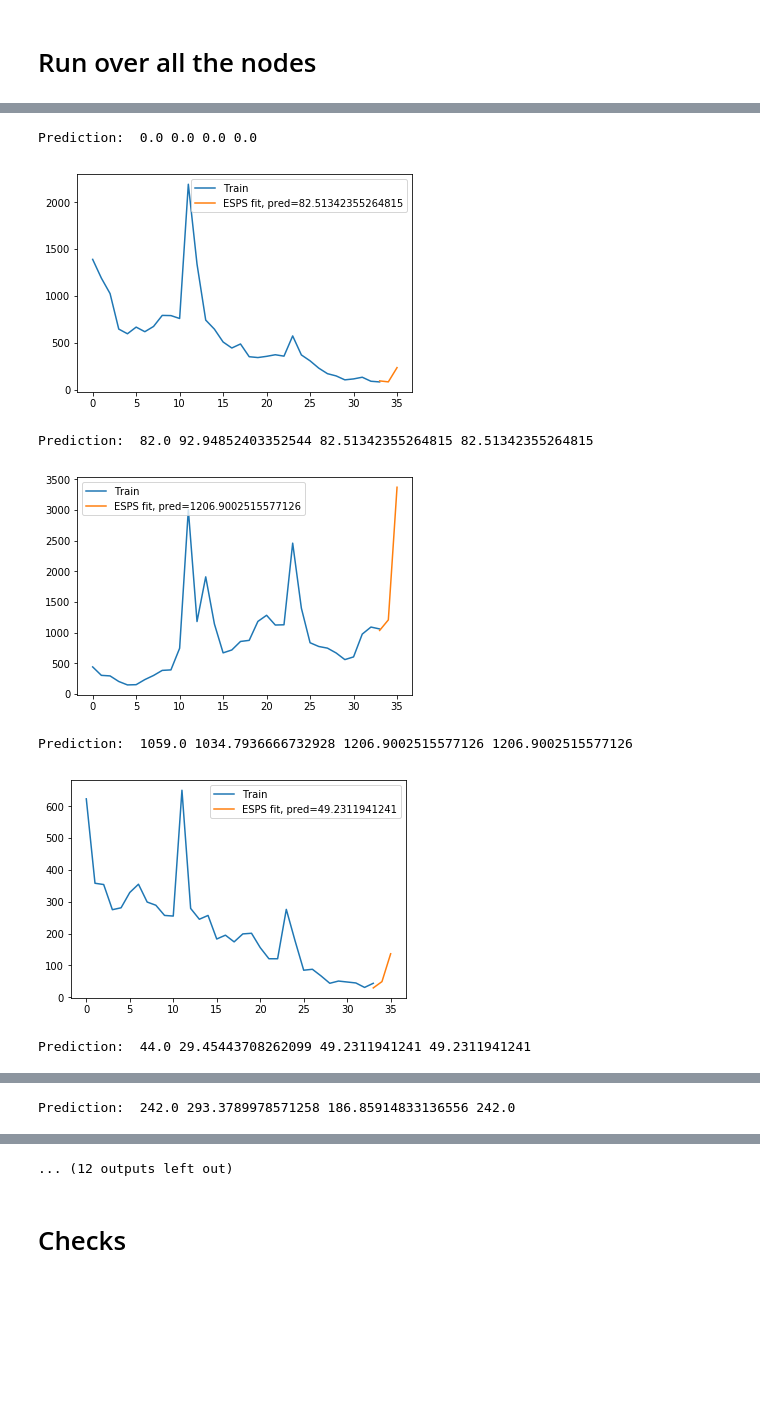
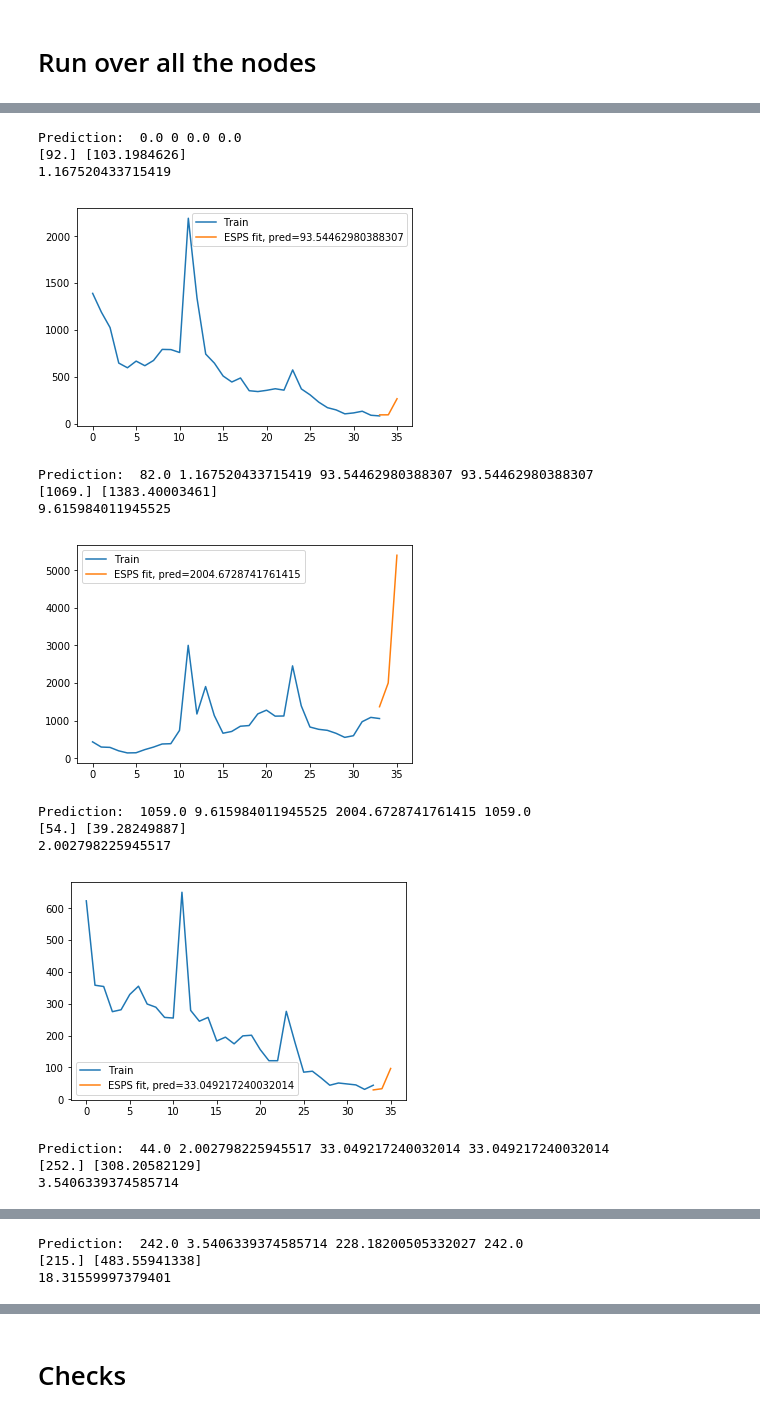
Before and after one commit to data-science-if-usp/kaggle, a Jupyter notebook: boris/Future_Sales_Notebooks/Category_HoltWintersMethod.ipynb, the cells around one changed output, grey strips where cells are left out. Drawn from its saved outputs; the diff is of its cells as text; code cells hidden in the pictures; blank space fills up the shorter version.

Commit message:
Seasonal plus Naive

```diff
--- a/boris/Future_Sales_Notebooks/Category_HoltWintersMethod.ipynb
+++ b/boris/Future_Sales_Notebooks/Category_HoltWintersMethod.ipynb
@@ -350,7 +349,14 @@ months_array[22]
 # %% [output]
 'Nov'
 # %%
-def Exponential_Smoothing_Plus_Seasonal_Prediction(df, k):
+def measure_rmse(actual, predicted):
+
+    rmse = np.average(abs(actual - predicted)**2/actual)
+
+    print(math.sqrt(rmse))
+    return math.sqrt(rmse)
+
+def Exponential_Smoothing_Plus_Seasonal_Prediction(df, k, ntest):
 
     #From Holt-Winters to Exponential Smoothing plus Seasonal Parameters
     #current results using full time series category predictions show good performance
@@ -361,15 +367,17 @@ def Exponential_Smoothing_Plus_Seasonal_Prediction(df, k):
     #we add 10 to every element of the array to prevent over populatio of 0s from the original data
     #later we have to substract 10 to recover the true values for plots and final return
 
-    train = df.iloc[:k, 0]+10
+    series = df.iloc[:k, 0]+10
+    train, test = df.iloc[:-ntest, 0]+10, np.array(df.iloc[-ntest:, 0]+10)
 
-    plt.plot(train.index, train-10, label='Train')
+    plt.plot(series.index, series-10, label='Train')
 
     pred = 10
     pred_33 = 10
     #avoid time-series with null sales in the previous month
 
-    if (train[k-1] > 10.0):
+
+    if (series[k-1] > 10.0):
 
         df.index.freq = 'MS'
 
@@ -384,15 +392,20 @@ def Exponential_Smoothing_Plus_Seasonal_Prediction(df, k):
 
         pred_series = model.predict(start=k-1, end=k+1)
 
+        pred_series_for_error = np.array(pred_series[:-2])
+
+        print(test, pred_series_for_error)
+
         pred = pred_series[k]
-        pred_33 = pred_series[k-1]
+
+        error = measure_rmse(test, pred_series_for_error)
 
         plt.plot(pred_series.index, pred_series-10, label='ESPS fit, pred=' + str(pred-10))
         plt.legend(loc='best')
 
     plt.show()
 
-    return pred-10, pred_33-10
+    return pred-10, error
 
 def last_two_equal_months_average(it_cat_ts, month_pred):
 
@@ -647,18 +660,17 @@ for node in tqdm_notebook(range(len(test_join_cat_sort_by_item_category))):
 
         next_month_prediction_cat = pred_naive
         pred_holt = pred_naive
-        pred_33 = pred_naive
-
+        error = 0
 
         if (pred_naive > 0):
-            pred_holt, pred_33 = Exponential_Smoothing_Plus_Seasonal_Prediction(it_cat_ts,34)
+            pred_holt, error = Exponential_Smoothing_Plus_Seasonal_Prediction(it_cat_ts,34,1)
 
-            sigma = abs((pred_naive - pred_33)/math.sqrt(pred_naive))
+            #sigma = abs((pred_naive - pred_33)/math.sqrt(pred_naive))
 
-            if (sigma < 3):
+            if (error < 3):
                 next_month_prediction_cat = pred_holt
 
-        print('Prediction: ', pred_naive, pred_33, pred_holt, next_month_prediction_cat)
+        print('Prediction: ', pred_naive, error, pred_holt, next_month_prediction_cat)
 
         #printing time series and prediction
 
@@ -700,36 +712,44 @@ for node in tqdm_notebook(range(len(test_join_cat_sort_by_item_category))):
         #status_output = "forecasting for "+ str(node) +"th node and took" + str(end_time-start_time) + "s"
 
         status_file = open('status_file_pred_by_cat_VI.txt','a')
 
         status_file.write("Node "+ str(node) +" took " + str(end_time-start_time) + " s with ")
         status_file.write("Prediction: "+ str(next_month_prediction_cat) + " x " + str(shop_item_prob) + " = "+  str(node_lstm_prediction) + "\n")
 
         status_file.close()
 
         #print()
         start_time=end_time
 
 
 #check df
 dfchecks = pd.DataFrame({"ID":list_of_nodes,"shop_item_cnt_month":list_of_node_predictions,
                          "category_cnt_month":list_of_cat_predictions,
                          "shop_prob":list_of_shop_prob,
                          "req_prods":list_of_req_prods, },
                           columns=["ID","shop_item_cnt_month","category_cnt_month","shop_prob","req_prods"])
 
 #submission file
 dfsubmission = pd.DataFrame({"ID":list_of_nodes,"item_cnt_month":list_of_node_predictions},
                             columns=["ID","item_cnt_month"])
 
 dfsubmission =dfsubmission.sort_values('ID')
 
 dfsubmission.to_csv('submission_file_by_CategoryId_times_Prob_VI.csv',index=False)
 # %% [output]
 [interactive output not drawn]
-Prediction:  0.0 0.0 0.0 0.0
+Prediction:  0.0 0 0.0 0.0
+[92.] [103.1984626]
+1.167520433715419
 [figure]
-Prediction:  82.0 92.94852403352544 82.51342355264815 82.51342355264815
+Prediction:  82.0 1.167520433715419 93.54462980388307 93.54462980388307
+[1069.] [1383.40003461]
+9.615984011945525
-[figure, old version]
+[figure, new version]
-Prediction:  1059.0 1034.7936666732928 1206.9002515577126 1206.9002515577126
+Prediction:  1059.0 9.615984011945525 2004.6728741761415 1059.0
+[54.] [39.28249887]
+2.002798225945517
-[figure, old version]
+[figure, new version]
-Prediction:  44.0 29.45443708262099 49.2311941241 49.2311941241
+Prediction:  44.0 2.002798225945517 33.049217240032014 33.049217240032014
+[252.] [308.20582129]
+3.5406339374585714
@@ -737 +757,3 @@ Prediction:  44.0 29.45443708262099 49.2311941241 49.2311941241
-Prediction:  242.0 293.3789978571258 186.85914833136556 242.0
+Prediction:  242.0 3.5406339374585714 228.18200505332027 242.0
+[215.] [483.55941338]
+18.31559997379401
@@ -740,4 +762,3 @@ Prediction:  205.0 223.89016854519903 159.051716421056 159.051716421056
-... (12 outputs left out)
 # %% [markdown]
 # Checks
 # %%
```
Also changed, not shown: parts of 2 cells of this notebook, 1 other file.
